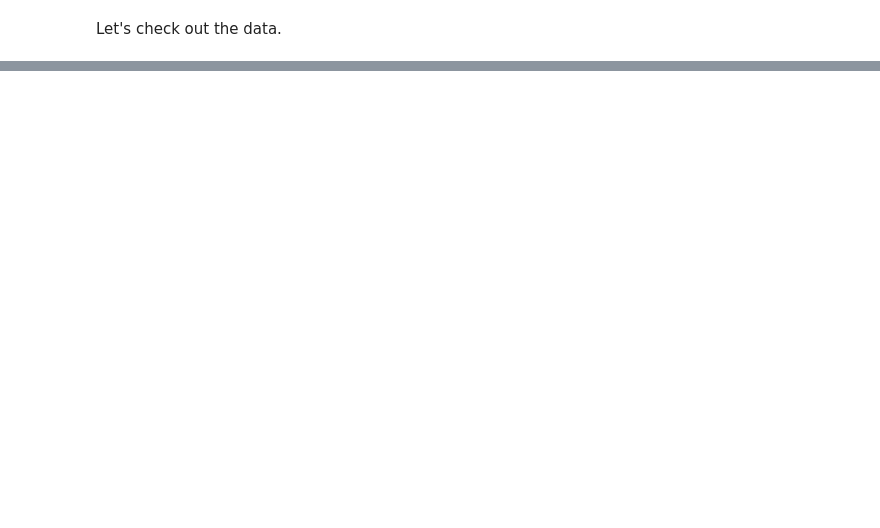
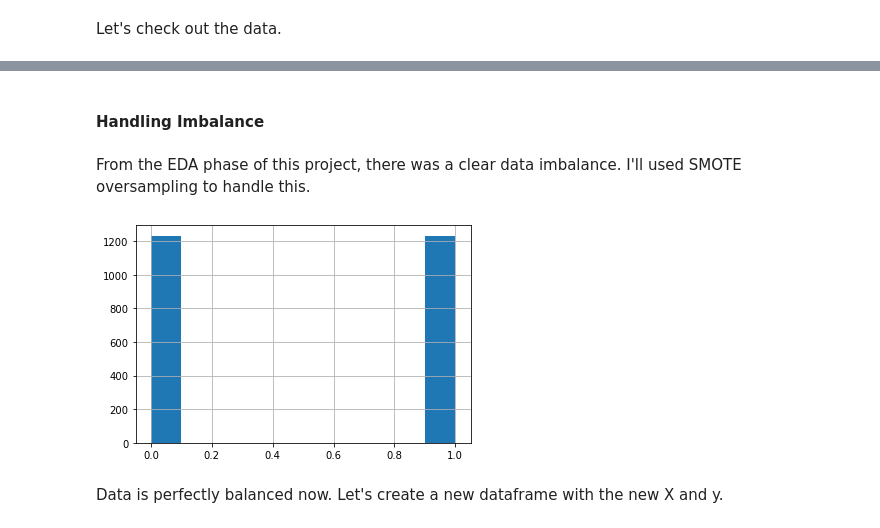
Before and after one commit to ixc9907/Springboard, a Jupyter notebook: IBM_Employee_Attrition/notebooks/preprocessing.ipynb, the cells around one changed output, grey strips where cells are left out. Cells and saved outputs as stored; diff of their text form; code cells hidden in the pictures; blank space fills up the shorter version.

```diff
--- a/IBM_Employee_Attrition/notebooks/preprocessing.ipynb
+++ b/IBM_Employee_Attrition/notebooks/preprocessing.ipynb
@@ -16,0 +125,5 @@ data.head()
+# %%
+data = data.drop(columns=['Department', 'EducationField', 'JobRole', 'MaritalStatus'])
+# %%
+one_hot_data = pd.concat([data, dummies], axis='columns')
+one_hot_data.head(3)
@@ -16,0 +137,18 @@ data.head()
+# %% [markdown]
+#### Handling Imbalance
+# %% [markdown]
+From the EDA phase of this project, there was a clear data imbalance. I'll used SMOTE oversampling to handle this.
+# %%
+X = one_hot_data.copy()
+X.drop('Attrition', axis=1, inplace=True)
+y = one_hot_data['Attrition']
+# %%
+smote = SMOTE()
+X, y = smote.fit_resample(X, y)
+# %%
+y.hist()
+plt.show()
+# %% [output]
+[figure, added]
+# %% [markdown]
+Data is perfectly balanced now. Let's create a new dataframe with the new X and y.
```
Also changed, not shown: parts of 39 cells of this notebook, 1 other file.
